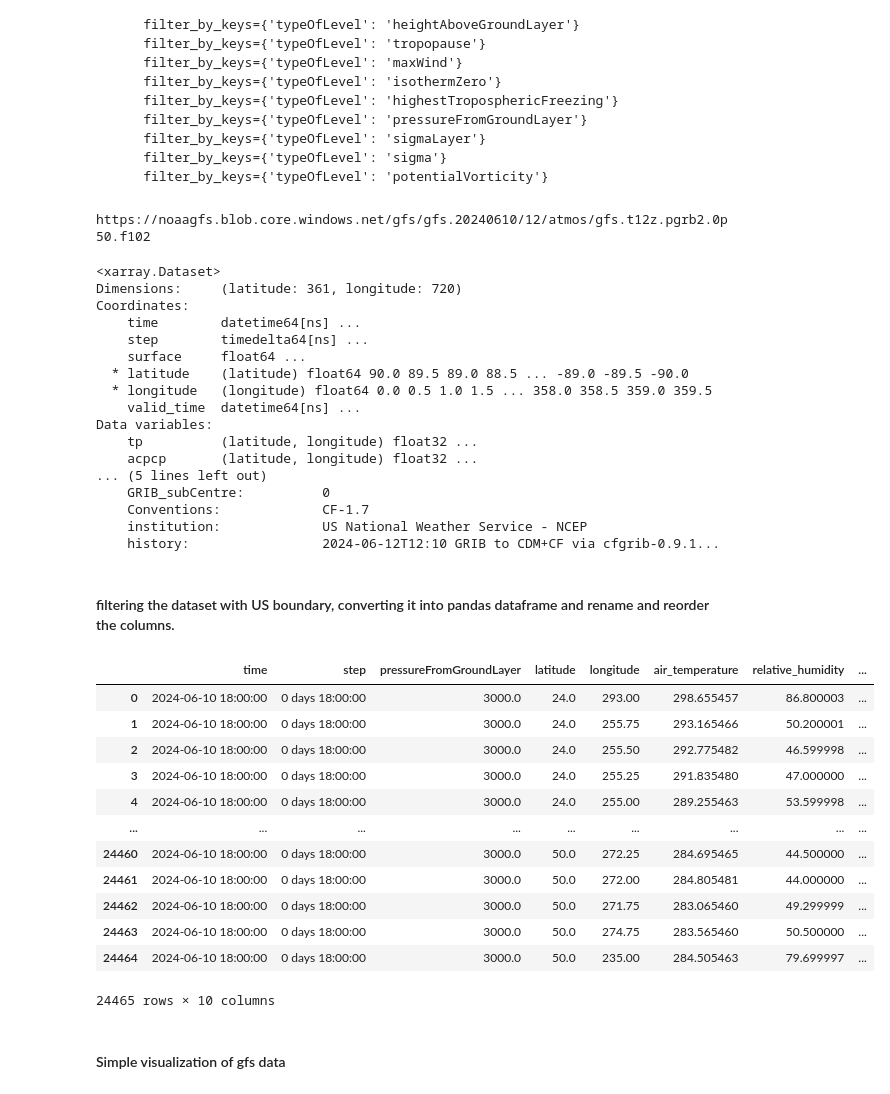
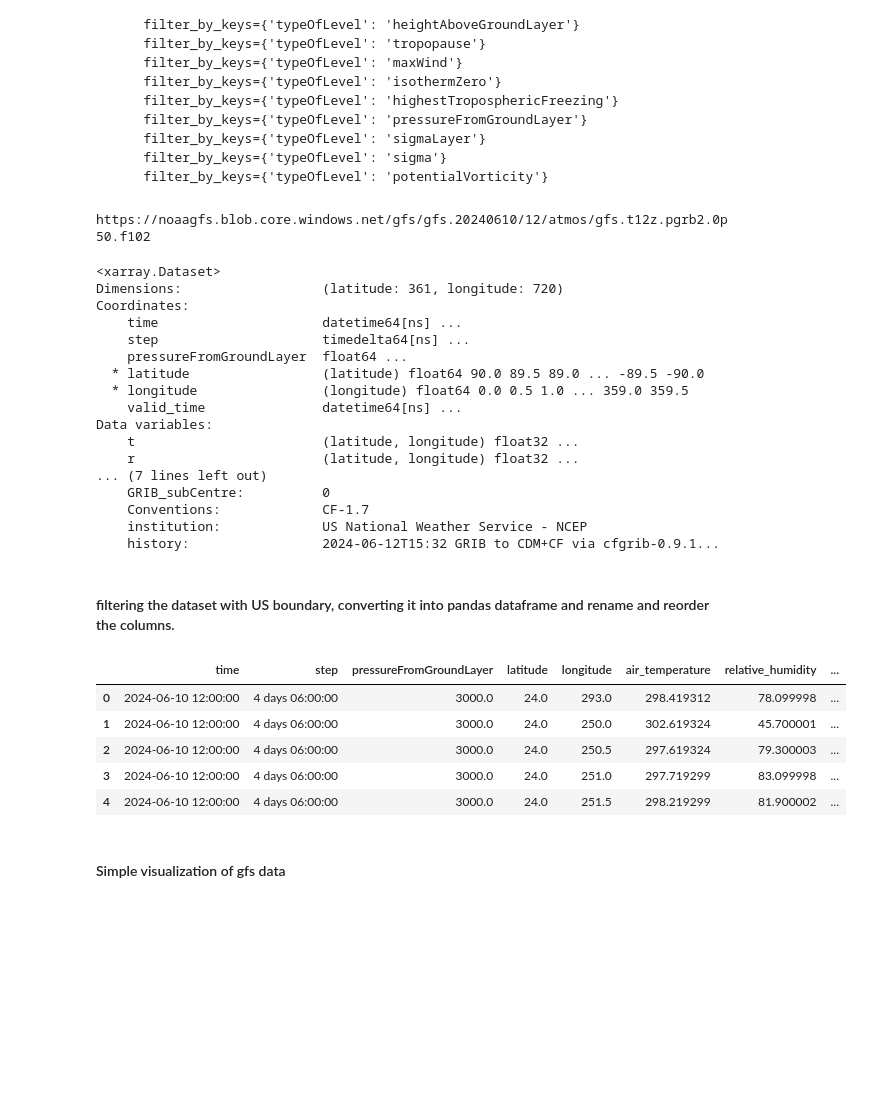
Before and after one commit to HighTechnologyFoundation/HTFCloudFellows, a Jupyter notebook: GFS_Analysis/accessing_data.ipynb, the cells around one changed output. Drawn from its saved outputs; the diff is of its cells as text; code cells hidden in the pictures; blank space fills up the shorter version.

```diff
--- a/GFS_Analysis/accessing_data.ipynb
+++ b/GFS_Analysis/accessing_data.ipynb
@@ -103,63 +103,57 @@ def read_into_xarray_dataset(URL:str, level:str, step:Optional[str] = None):
             print(f"{URL} does not exist. Please check the parameters again.")
 # %%
 URL = file_path('12', '102', 2024, '6', '10', 0.5)
-ds = read_into_xarray_dataset(URL, 'surface', 'accum')
+ds = read_into_xarray_dataset(URL, 'pressureFromGroundLayer')
 
 print(URL)
 ds
 # %% [output]
 https://noaagfs.blob.core.windows.net/gfs/gfs.20240610/12/atmos/gfs.t12z.pgrb2.0p50.f102
 <xarray.Dataset>
-Dimensions:     (latitude: 361, longitude: 720)
+Dimensions:                  (latitude: 361, longitude: 720)
 Coordinates:
-    time        datetime64[ns] ...
-    step        timedelta64[ns] ...
-    surface     float64 ...
-  * latitude    (latitude) float64 90.0 89.5 89.0 88.5 ... -89.0 -89.5 -90.0
-  * longitude   (longitude) float64 0.0 0.5 1.0 1.5 ... 358.0 358.5 359.0 359.5
-    valid_time  datetime64[ns] ...
+    time                     datetime64[ns] ...
+    step                     timedelta64[ns] ...
+    pressureFromGroundLayer  float64 ...
+  * latitude                 (latitude) float64 90.0 89.5 89.0 ... -89.5 -90.0
+  * longitude                (longitude) float64 0.0 0.5 1.0 ... 359.0 359.5
+    valid_time               datetime64[ns] ...
 Data variables:
-    tp          (latitude, longitude) float32 ...
-    acpcp       (latitude, longitude) float32 ...
-... (5 lines left out)
+    t                        (latitude, longitude) float32 ...
+    r                        (latitude, longitude) float32 ...
+... (7 lines left out)
     GRIB_subCentre:          0
     Conventions:             CF-1.7
     institution:             US National Weather Service - NCEP
-    history:                 2024-06-12T12:10 GRIB to CDM+CF via cfgrib-0.9.1...
+    history:                 2024-06-12T15:32 GRIB to CDM+CF via cfgrib-0.9.1...
 # %% [markdown]
 #### filtering the dataset with US boundary, converting it into pandas dataframe and rename and reorder the columns.
 # %%
 df_usa = (ds[['t', 'r', 'q', 'u', 'v']]
           .sel(latitude = slice(50, 24), longitude = slice(235, 293))
           .to_dataframe()
           .sort_values('latitude')
           .reset_index()
           )
 
 df_usa.rename(columns = {'t' : ds['t'].standard_name,
                          'r' : ds['r'].standard_name,
                          'q' : ds['q'].standard_name,
                          'u' : ds['u'].standard_name,
                          'v' : ds['v'].standard_name}, inplace = True
                          )
 
 df_usa.drop('valid_time', axis = 1, inplace = True)
 df_usa = df_usa.iloc[:, [7,8,9,0,1,2,3,4,5,6]]
-df_usa
+
+df_usa.head()
 # %% [output]
 |  | time | step | pressureFromGroundLayer | latitude | longitude | air_temperature | relative_humidity | ... |
-| 0 | 2024-06-10 18:00:00 | 0 days 18:00:00 | 3000.0 | 24.0 | 293.00 | 298.655457 | 86.800003 | ... |
-| 1 | 2024-06-10 18:00:00 | 0 days 18:00:00 | 3000.0 | 24.0 | 255.75 | 293.165466 | 50.200001 | ... |
-| 2 | 2024-06-10 18:00:00 | 0 days 18:00:00 | 3000.0 | 24.0 | 255.50 | 292.775482 | 46.599998 | ... |
-| 3 | 2024-06-10 18:00:00 | 0 days 18:00:00 | 3000.0 | 24.0 | 255.25 | 291.835480 | 47.000000 | ... |
-| 4 | 2024-06-10 18:00:00 | 0 days 18:00:00 | 3000.0 | 24.0 | 255.00 | 289.255463 | 53.599998 | ... |
-| ... | ... | ... | ... | ... | ... | ... | ... | ... |
-| 24460 | 2024-06-10 18:00:00 | 0 days 18:00:00 | 3000.0 | 50.0 | 272.25 | 284.695465 | 44.500000 | ... |
-| 24461 | 2024-06-10 18:00:00 | 0 days 18:00:00 | 3000.0 | 50.0 | 272.00 | 284.805481 | 44.000000 | ... |
-| 24462 | 2024-06-10 18:00:00 | 0 days 18:00:00 | 3000.0 | 50.0 | 271.75 | 283.065460 | 49.299999 | ... |
-| 24463 | 2024-06-10 18:00:00 | 0 days 18:00:00 | 3000.0 | 50.0 | 274.75 | 283.565460 | 50.500000 | ... |
-| 24464 | 2024-06-10 18:00:00 | 0 days 18:00:00 | 3000.0 | 50.0 | 235.00 | 284.505463 | 79.699997 | ... |
+| 0 | 2024-06-10 12:00:00 | 4 days 06:00:00 | 3000.0 | 24.0 | 293.0 | 298.419312 | 78.099998 | ... |
+| 1 | 2024-06-10 12:00:00 | 4 days 06:00:00 | 3000.0 | 24.0 | 250.0 | 302.619324 | 45.700001 | ... |
+| 2 | 2024-06-10 12:00:00 | 4 days 06:00:00 | 3000.0 | 24.0 | 250.5 | 297.619324 | 79.300003 | ... |
+| 3 | 2024-06-10 12:00:00 | 4 days 06:00:00 | 3000.0 | 24.0 | 251.0 | 297.719299 | 83.099998 | ... |
+| 4 | 2024-06-10 12:00:00 | 4 days 06:00:00 | 3000.0 | 24.0 | 251.5 | 298.219299 | 81.900002 | ... |
-24465 rows × 10 columns
 # %% [markdown]
 #### Simple visualization of gfs data
 # %%
```
